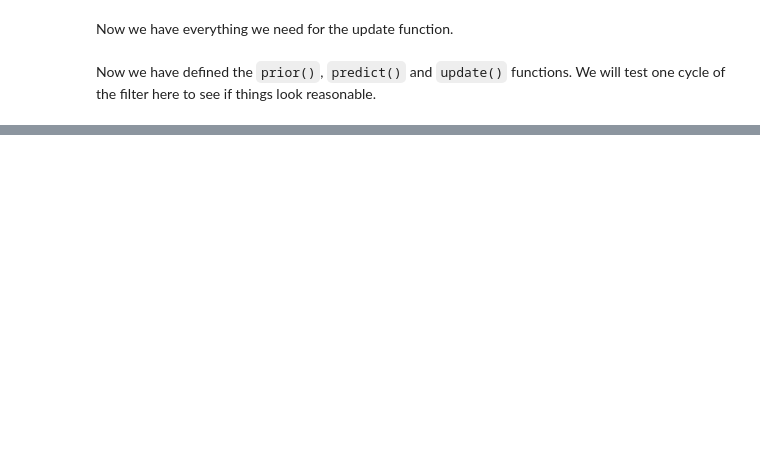
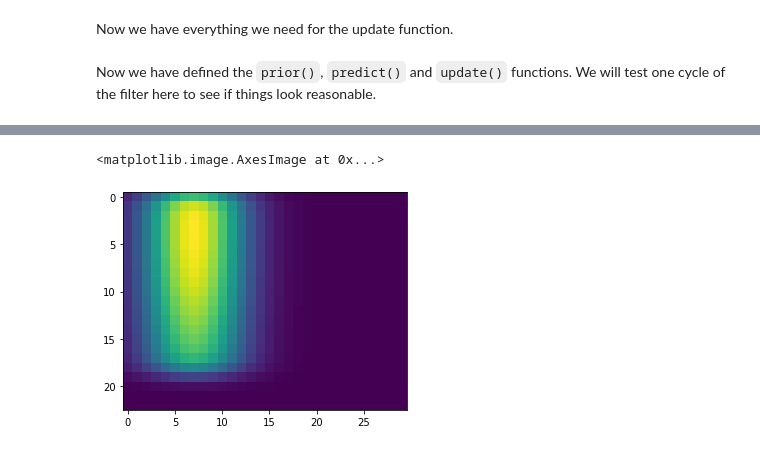
Before and after one commit to korra141/mooc-exercises, a Jupyter notebook: state_estimation/solution/03-histogram-filter/histogram_filter.ipynb, the cells around one changed output, grey strips where cells are left out. Drawn from its saved outputs; the diff is of its cells as text; code cells hidden in the pictures; blank space fills up the shorter version.

```diff
--- a/state_estimation/solution/03-histogram-filter/histogram_filter.ipynb
+++ b/state_estimation/solution/03-histogram-filter/histogram_filter.ipynb
@@ -95,19 +100,23 @@ def histogram_prior(belief, grid_spec, mean_0, cov_0):
     return belief
 # %%
 # Now let's define the predict function
-
+import math
 
 def histogram_predict(belief, dt, left_encoder_ticks, right_encoder_ticks, grid_spec, robot_spec, cov_mask):
         belief_in = belief
         delta_t = dt
 
         # TODO calculate v and w from ticks using kinematics. You will need  some parameters in the `robot_spec` defined above
-        v = 1.0 # replace this with a function that uses the encoder
-        w = 0.0 # replace this with a function that uses the encoder
+        # v = 1.0 # replace this with a function that uses the encoder
+        # w = 0.0 # replace this with a function that uses the encoder
+        d_l = 2*math.pi*robot_spec["wheel_radius"]*left_encoder_ticks/robot_spec["encoder_resolution"]
+        d_r = 2*math.pi*robot_spec["wheel_radius"]*right_encoder_ticks/robot_spec["encoder_resolution"]
+        dist = (d_l + d_r)/2
+        delta_phi = (d_r-d_l)/robot_spec["wheel_baseline"]
 
         # TODO propagate each centroid forward using the kinematic function
-        d_t = grid_spec['d'] # replace this with something that adds the new odometry
-        phi_t = grid_spec['phi'] # replace this with something that adds the new odometry
+        d_t = grid_spec['d'] + dist*np.sin(delta_phi)# replace this with something that adds the new odometry
+        phi_t = grid_spec['phi'] + delta_phi # replace this with something that adds the new odometry
 
         p_belief = np.zeros(belief.shape)
 
@@ -126,8 +135,8 @@ def histogram_predict(belief, dt, left_encoder_ticks, right_encoder_ticks, grid_
                         continue
 
                     # TODO Now find the cell where the new mass should be added
-                    i_new = i # replace with something that accounts for the movement of the robot
-                    j_new = j # replace with something that accounts for the movement of the robot
+                    i_new = int(floor((d_t[i,j] - grid_spec['d_min'])/grid_spec['delta_d'])) # replace with something that accounts for the movement of the robot
+                    j_new = int(floor((phi_t[i,j] - grid_spec['phi_min'])/grid_spec['delta_phi']))# replace with something that accounts for the movement of the robot
 
                     p_belief[i_new, j_new] += belief[i, j]
 
@@ -258,11 +274,14 @@ imshow(belief)
 # %%
 # Now let's generate some fake encoder data and do one step of the prediction function:
 
 dt = 0.1 #s
-left = 10 # left ticks
-right = 20 # right ticks
-belief = histogram_predict(belief, dt, left, right, grid_spec, robot_spec, cov_mask)
-imshow(belief)
+left = 100 # left ticks
+right = 50 # right ticks
+belief1 = histogram_predict(belief, dt, left, right, grid_spec, robot_spec, cov_mask)
+imshow(belief1)
+# %% [output]
+<matplotlib.image.AxesImage at 0x...>
+[figure, added]
 # %%
 # This cell will take the image that we loaded and detect the line segments and project them onto the ground plane.
 # We don't need to worry too much about details here.
```
Also changed, not shown: parts of 7 cells of this notebook, 1 other file.
